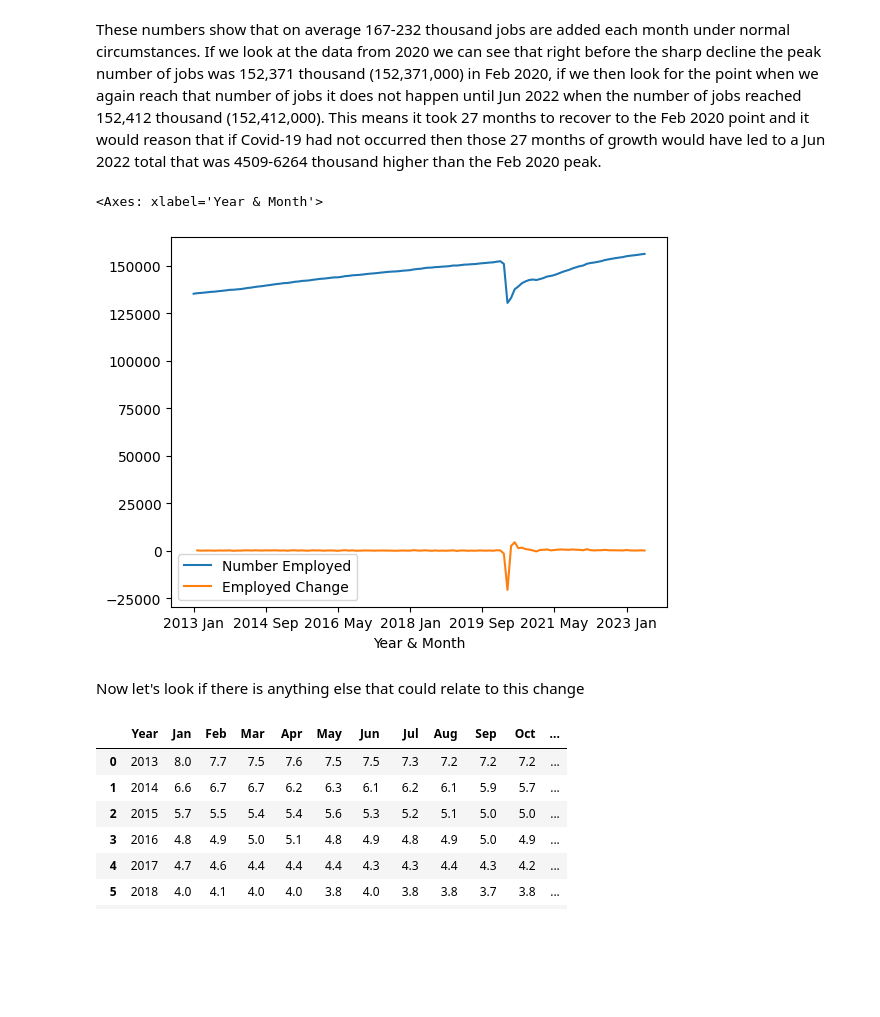
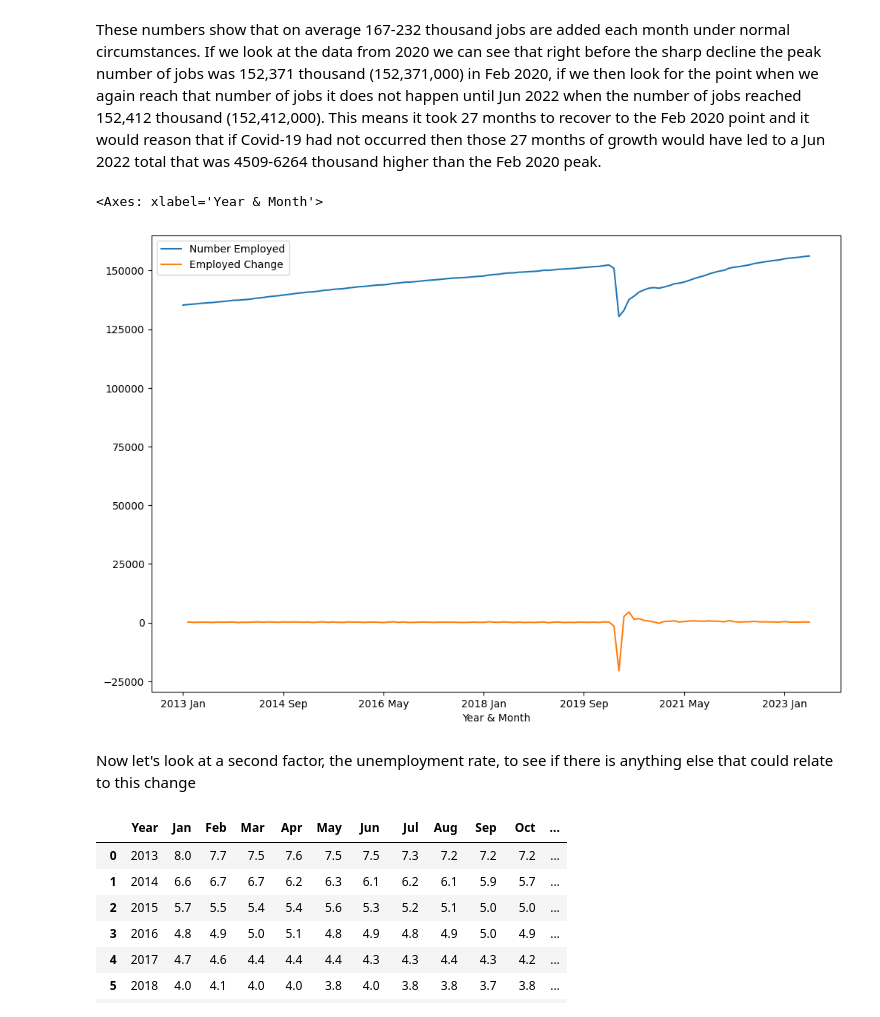
Before and after one commit to Xanitross/Covid_Effects_On_Jobs, a Jupyter notebook: Covid_Effects_On_Jobs.ipynb, the cells around one changed output. Saved outputs shown, nothing was run; the diff lists cells and outputs as text; code cells hidden in the pictures; blank space fills up the shorter version.

```diff
--- a/Covid_Effects_On_Jobs.ipynb
+++ b/Covid_Effects_On_Jobs.ipynb
@@ -208,12 +211,12 @@ dtype: float64
 # %% [markdown]
 These numbers show that on average 167-232 thousand jobs are added each month under normal circumstances. If we look at the data from 2020 we can see that right before the sharp decline the peak number of jobs was 152,371 thousand (152,371,000) in Feb 2020, if we then look for the point when we again reach that number of jobs it does not happen until Jun 2022 when the number of jobs reached 152,412 thousand (152,412,000). This means it took 27 months to recover to the Feb 2020 point and it would reason that if Covid-19 had not occurred then those 27 months of growth would have led to a Jun 2022 total that was 4509-6264 thousand higher than the Feb 2020 peak.
 # %%
-employed.plot.line()
+employed.plot.line(figsize=(12, 8))
 # %% [output]
 <Axes: xlabel='Year & Month'>
-[figure, old version]
+[figure, new version]
 # %% [markdown]
-Now let's look if there is anything else that could relate to this change
+Now let's look at a second factor, the unemployment rate, to see if there is anything else that could relate to this change
 # %%
 unemployment = pd.read_excel("https://github.com/Xanitross/Covid_Effects_On_Jobs/blob/main/Unemployment_Rate_Monthly.xlsx?raw=true", skiprows=11)
 unemployment
```
Also changed, not shown: parts of 53 cells of this notebook, 1 other file.
